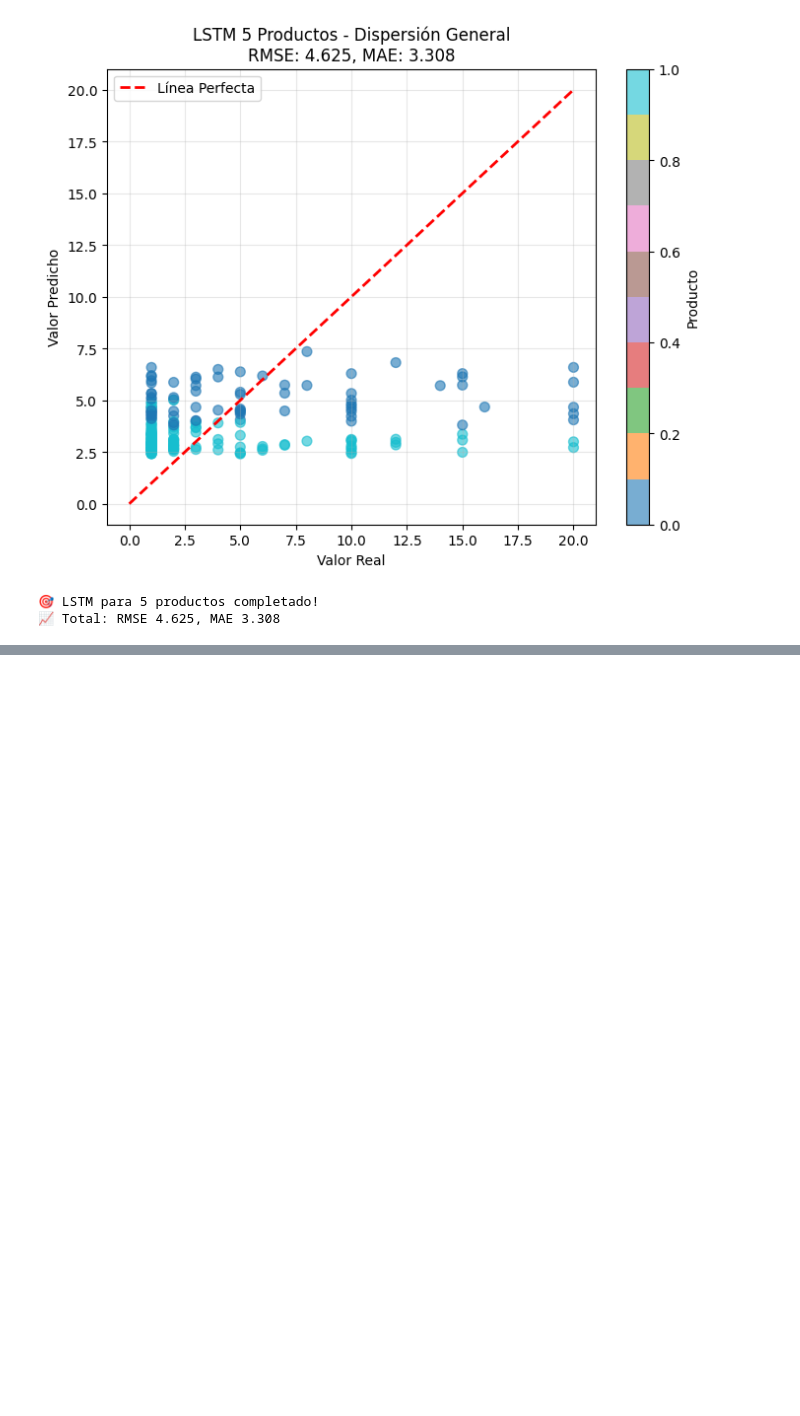
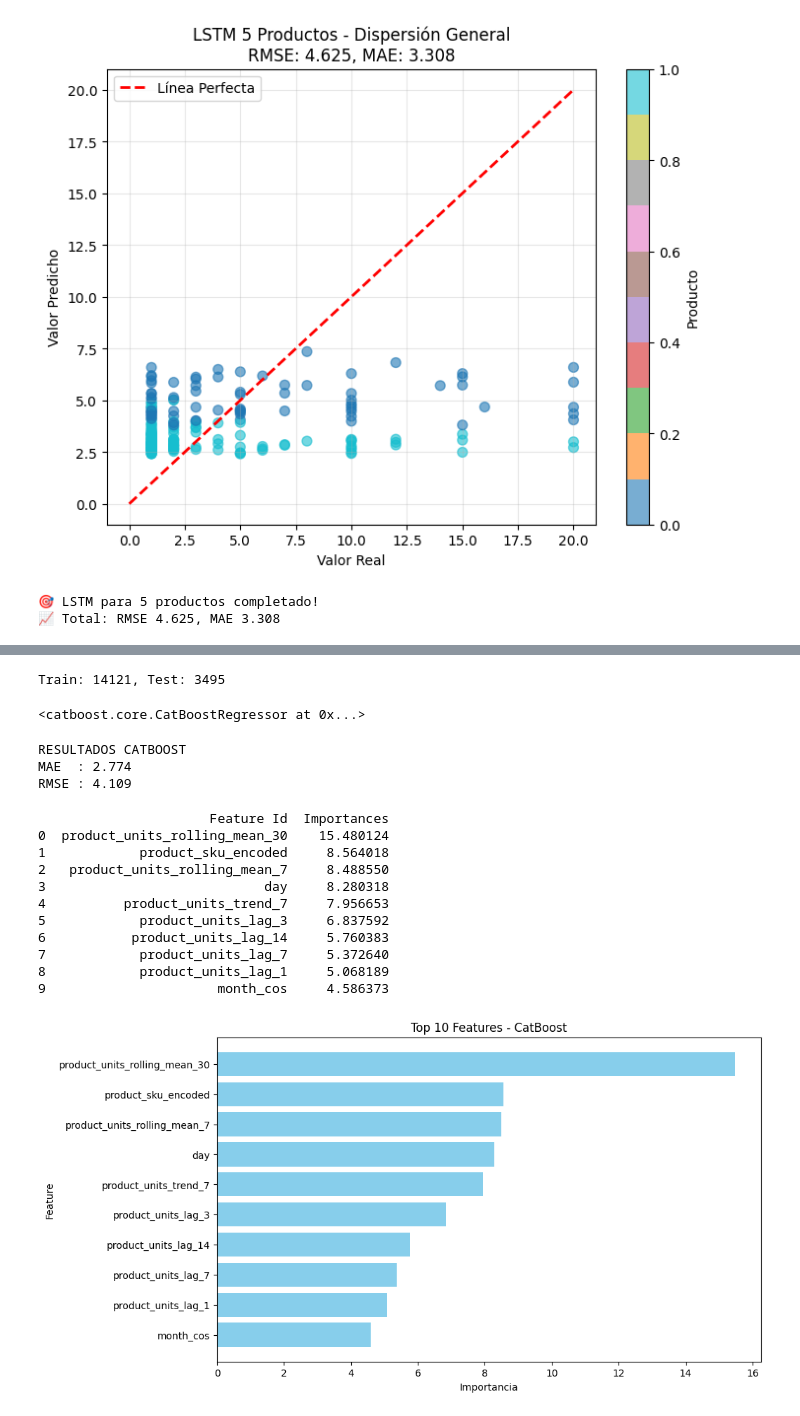
Before and after one commit to aladelca/pc1_20252_metodologia_data_science, a Jupyter notebook: notebooks/02_model_experimentation.ipynb, the cells around one changed output, grey strips where cells are left out. Saved outputs shown, nothing was run; the diff lists cells and outputs as text; code cells hidden in the pictures; blank space fills up the shorter version.

```diff
--- a/notebooks/02_model_experimentation.ipynb
+++ b/notebooks/02_model_experimentation.ipynb
@@ -467,0 +655,73 @@ MAE Total:  3.3084
+# %%
+# 1. DIVIDIR DATOS
+df_sorted = df_filtered.sort_values("parsed_date")
+split_date = df_sorted["parsed_date"].quantile(0.8)
+
+train_mask = df_sorted["parsed_date"] <= split_date
+test_mask = df_sorted["parsed_date"] > split_date
+
+X_train = df_sorted.loc[train_mask, available_features]
+X_test = df_sorted.loc[test_mask, available_features]
+y_train = df_sorted.loc[train_mask, "units_sold"]
+y_test = df_sorted.loc[test_mask, "units_sold"]
+
+print(f"Train: {len(X_train)}, Test: {len(X_test)}")
+# %% [output]
+Train: 14121, Test: 3495
+# %%
+# 2. DEFINIR Y ENTRENAR MODELO
+cat_model = CatBoostRegressor(
+    iterations=500,
+    learning_rate=0.05,
+    depth=6,
+    random_seed=42,
+    verbose=0
+)
+
+cat_model.fit(X_train, y_train)
+# %% [output]
+<catboost.core.CatBoostRegressor at 0x...>
+# %%
+# 3. PREDICCIONES Y MÉTRICAS
+y_pred_cat = cat_model.predict(X_test)
+mae_cat = mean_absolute_error(y_test, y_pred_cat)
+rmse_cat = np.sqrt(mean_squared_error(y_test, y_pred_cat))
+
+print("RESULTADOS CATBOOST")
+print(f"MAE  : {mae_cat:.3f}")
+print(f"RMSE : {rmse_cat:.3f}")
+# %% [output]
+RESULTADOS CATBOOST
+MAE  : 2.774
+RMSE : 4.109
+# %%
+# 4. IMPORTANCIA DE FEATURES
+import matplotlib.pyplot as plt
+import pandas as pd
+
+# Obtener importancia
+feature_imp = cat_model.get_feature_importance(prettified=True)
+print(feature_imp.head(10))
+
+# Graficar top 10 features
+top_features = feature_imp.head(10)
+plt.figure(figsize=(10,6))
+plt.barh(top_features['Feature Id'], top_features['Importances'], color='skyblue')
+plt.xlabel('Importancia')
+plt.ylabel('Feature')
+plt.title('Top 10 Features - CatBoost')
+plt.gca().invert_yaxis()
+plt.show()
+# %% [output]
+                      Feature Id  Importances
+0  product_units_rolling_mean_30    15.480124
+1            product_sku_encoded     8.564018
+2   product_units_rolling_mean_7     8.488550
+3                            day     8.280318
+4          product_units_trend_7     7.956653
+5            product_units_lag_3     6.837592
+6           product_units_lag_14     5.760383
+7            product_units_lag_7     5.372640
+8            product_units_lag_1     5.068189
+9                      month_cos     4.586373
+[figure, added]
```
Also changed, not shown: parts of 20 cells of this notebook, 2 other files.
